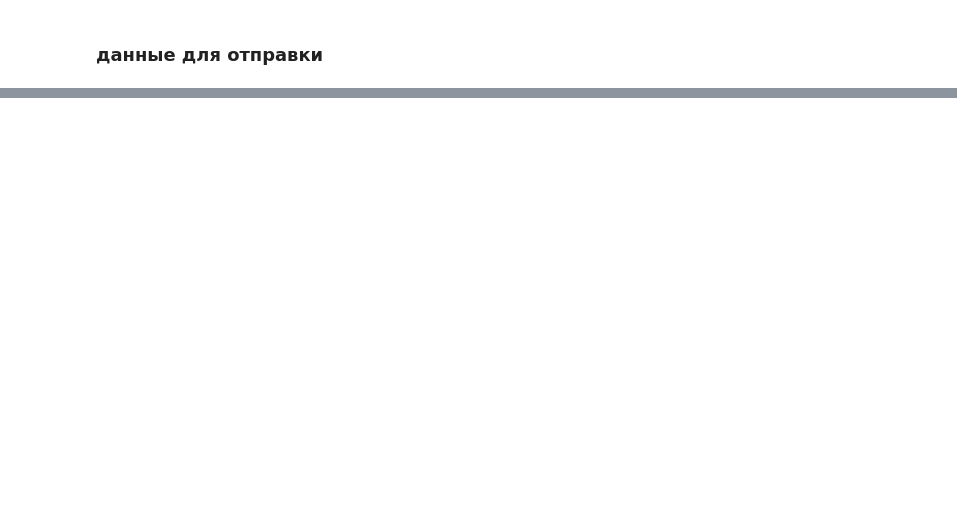
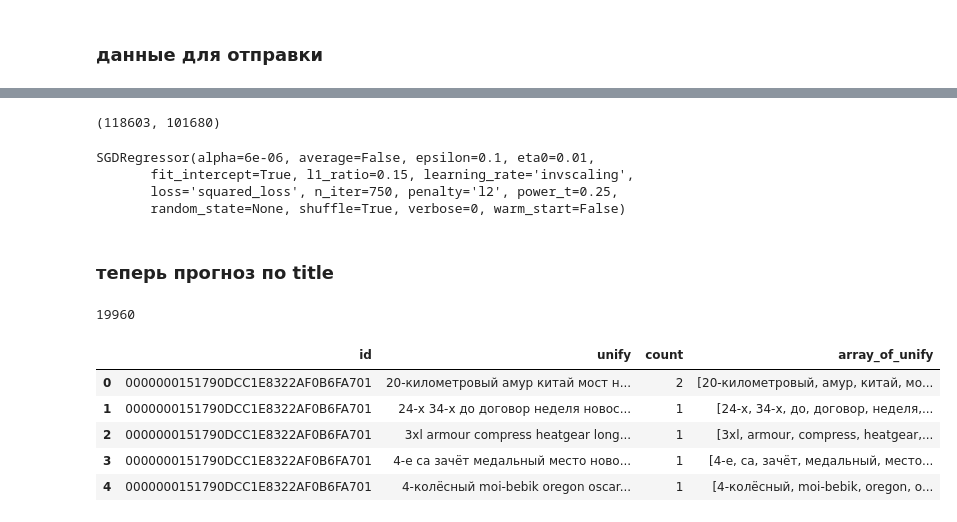
Before and after one commit to canorbal/DMIA, a Jupyter notebook: contest2/my_sol.ipynb, the cells around one changed output, grey strips where cells are left out. Drawn from its saved outputs; the diff is of its cells as text; code cells hidden in the pictures; blank space fills up the shorter version.

```diff
--- a/contest2/my_sol.ipynb
+++ b/contest2/my_sol.ipynb
@@ -340,4 +474,13 @@ X_test= tfidf.transform(TEST_URLS.urls.values)
+# %%
+sep_X.shape
+# %% [output]
+(118603, 101680)
 # %%
-lin_reg = linear_model.SGDRegressor(n_iter=750, alpha=0.000008)
-lin_reg.fit(sep_X, y)
+lin_reg = linear_model.SGDRegressor(n_iter=750, alpha=0.000006)
+lin_reg.fit(sep_X, y_urls)
+# %% [output]
+SGDRegressor(alpha=6e-06, average=False, epsilon=0.1, eta0=0.01,
+       fit_intercept=True, l1_ratio=0.15, learning_rate='invscaling',
+       loss='squared_loss', n_iter=750, penalty='l2', power_t=0.25,
+       random_state=None, shuffle=True, verbose=0, warm_start=False)
 # %%
@@ -344,0 +488,22 @@ y_pred = lin_reg.predict(X_test)
+# %% [markdown]
+### теперь прогноз по title
+# %%
+titles_test_df = pd.read_csv('data/title_unify_test.csv', header=None, delimiter='\t')
+titles_test_df.columns = ['id', 'unify', 'count']
+titles_test_df.id.nunique()
+# %% [output]
+19960
+# %%
+tmp = titles_test_df
+tmp['unify'] = tmp['unify'].astype('str')
+tmp['space'] = ' '
+tmp['array_of_unify'] = (tmp['unify'] + tmp['space']).apply(lambda x: x.split(' ')[:-1]) * tmp['count']
+tmp.drop(['space'], axis = 1, inplace=True)
+tmp.head()
+# %% [output]
+|  | id | unify | count | array_of_unify |
+| 0 | 0000000151790DCC1E8322AF0B6FA701 | 20-километровый амур китай мост н... | 2 | [20-километровый, амур, китай, мо... |
+| 1 | 0000000151790DCC1E8322AF0B6FA701 | 24-х 34-х до договор неделя новос... | 1 | [24-х, 34-х, до, договор, неделя,... |
+| 2 | 0000000151790DCC1E8322AF0B6FA701 | 3xl armour compress heatgear long... | 1 | [3xl, armour, compress, heatgear,... |
+| 3 | 0000000151790DCC1E8322AF0B6FA701 | 4-е ca зачёт медальный место ново... | 1 | [4-е, ca, зачёт, медальный, место... |
+| 4 | 0000000151790DCC1E8322AF0B6FA701 | 4-колёсный moi-bebik oregon oscar... | 1 | [4-колёсный, moi-bebik, oregon, o... |
```
Also changed, not shown: parts of 91 cells of this notebook.
